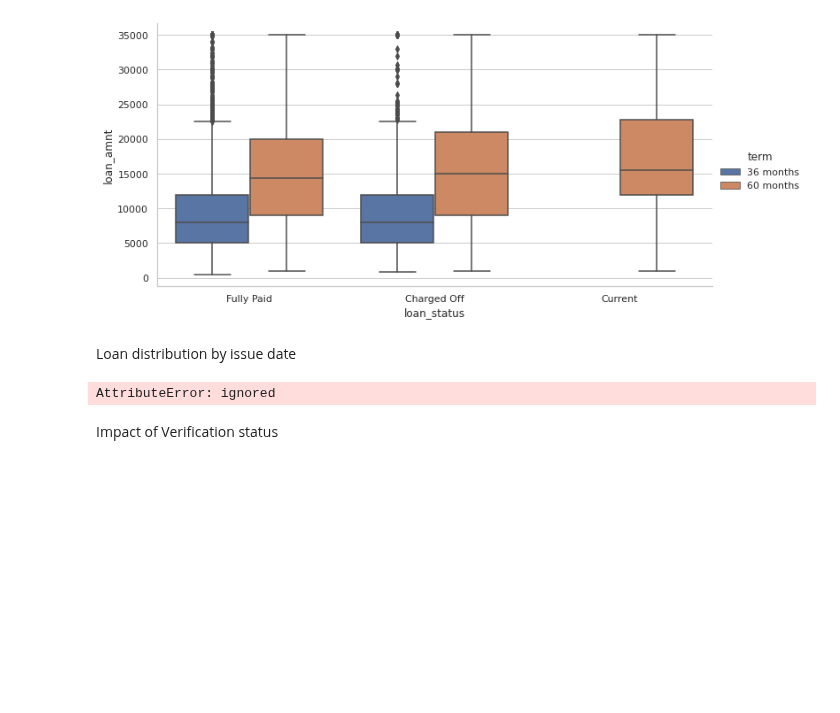
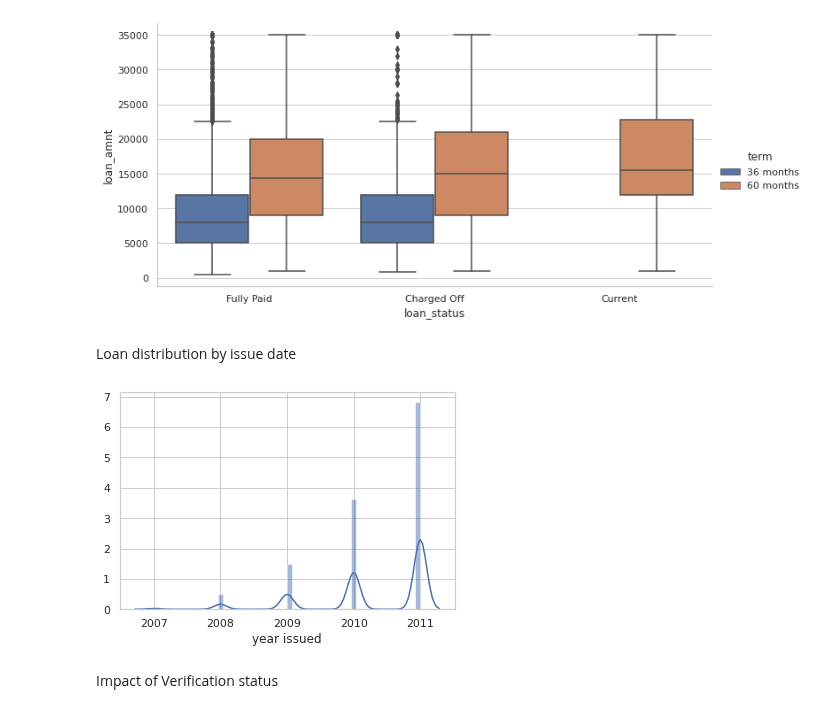
Before and after one commit to karthikmnkrishna/Loan-default-prediction, a Jupyter notebook: Loan_Case_study.ipynb, the cells around one changed output. Cells and saved outputs as stored; diff of their text form; code cells hidden in the pictures; blank space fills up the shorter version.

```diff
--- a/Loan_Case_study.ipynb
+++ b/Loan_Case_study.ipynb
@@ -281,9 +281,14 @@ sns.catplot(x="loan_status", y="loan_amnt", hue="term", kind="box", data=df,heig
 # %% [markdown]
 Loan distribution by issue date
 # %%
-df.issue_d.date.year
+df['issue_year']=pd.DatetimeIndex(df.issue_d).year
-# %% [output]
-AttributeError: ignored
+# %%
+sns.distplot(df.issue_year , hist=True, hist_kws={"color": "b", "alpha":.5, "rwidth":41 , "histtype" : "stepfilled"})
+plt.xlabel('year issued')
+#df.issue_year.hist(bins = [2008,2009,2010,2011])
+plt.show()
+# %% [output]
+[figure, added]
 # %% [markdown]
 Impact of Verification status
 # %%
```
Also changed, not shown: parts of 4 cells of this notebook.
